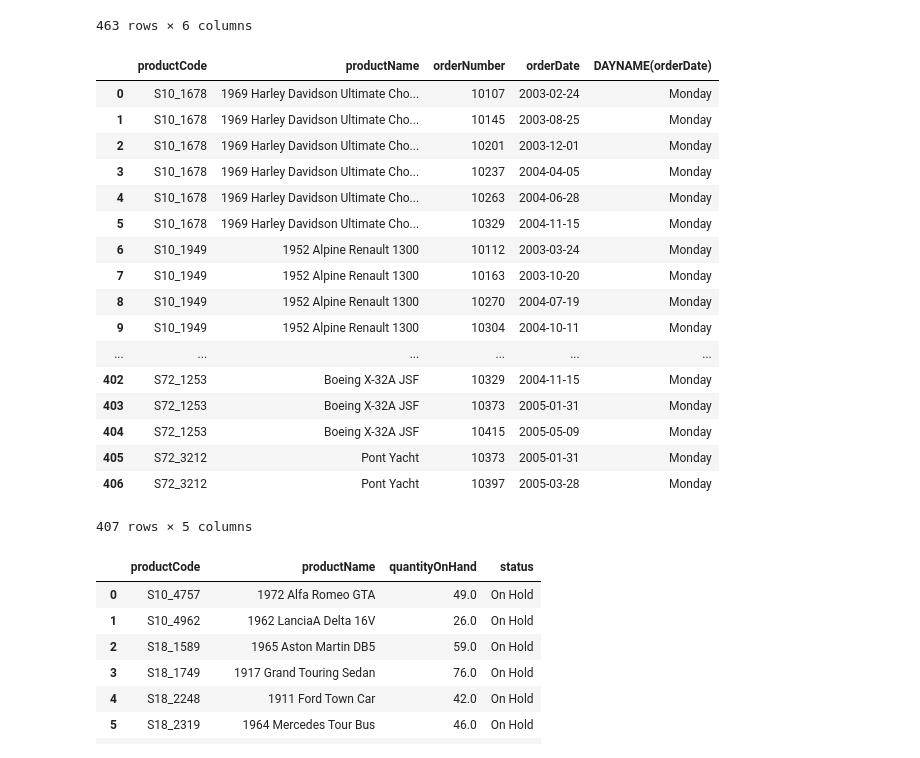
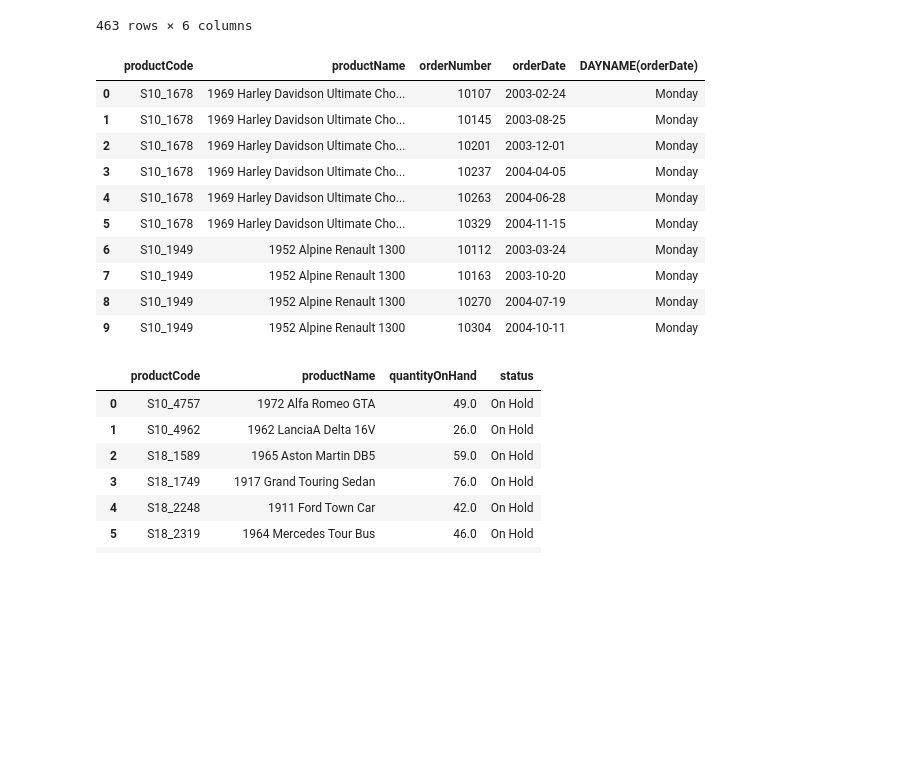
Before and after one commit to alisadewanti/digitalent2018, a Jupyter notebook: Tugas5-SQLJoin.ipynb, the cells around one changed output. Cells and saved outputs as stored; diff of their text form; code cells hidden in the pictures; blank space fills up the shorter version.

```diff
--- a/Tugas5-SQLJoin.ipynb
+++ b/Tugas5-SQLJoin.ipynb
@@ -512,38 +525,32 @@ ORDER BY productCode, markup desc
 # %%
 #List the products ordered on a Monday.
 run("""
 SELECT
     productCode,
     productName,
     orderNumber,
     orderDate,
     DAYNAME(orderDate)
 FROM products
     INNER JOIN orderdetails od
     USING (productCode)
     INNER JOIN orders o
     USING (orderNumber)
 WHERE DAYNAME(orderDate) = 'Monday'
+LIMIT 0,10
 """)
 # %% [output]
 |  | productCode | productName | orderNumber | orderDate | DAYNAME(orderDate) |
 | 0 | S10_1678 | 1969 Harley Davidson Ultimate Cho... | 10107 | 2003-02-24 | Monday |
 | 1 | S10_1678 | 1969 Harley Davidson Ultimate Cho... | 10145 | 2003-08-25 | Monday |
 | 2 | S10_1678 | 1969 Harley Davidson Ultimate Cho... | 10201 | 2003-12-01 | Monday |
 | 3 | S10_1678 | 1969 Harley Davidson Ultimate Cho... | 10237 | 2004-04-05 | Monday |
 | 4 | S10_1678 | 1969 Harley Davidson Ultimate Cho... | 10263 | 2004-06-28 | Monday |
 | 5 | S10_1678 | 1969 Harley Davidson Ultimate Cho... | 10329 | 2004-11-15 | Monday |
 | 6 | S10_1949 | 1952 Alpine Renault 1300 | 10112 | 2003-03-24 | Monday |
 | 7 | S10_1949 | 1952 Alpine Renault 1300 | 10163 | 2003-10-20 | Monday |
 | 8 | S10_1949 | 1952 Alpine Renault 1300 | 10270 | 2004-07-19 | Monday |
 | 9 | S10_1949 | 1952 Alpine Renault 1300 | 10304 | 2004-10-11 | Monday |
-| ... | ... | ... | ... | ... | ... |
-| 402 | S72_1253 | Boeing X-32A JSF | 10329 | 2004-11-15 | Monday |
-| 403 | S72_1253 | Boeing X-32A JSF | 10373 | 2005-01-31 | Monday |
-| 404 | S72_1253 | Boeing X-32A JSF | 10415 | 2005-05-09 | Monday |
-| 405 | S72_3212 | Pont Yacht | 10373 | 2005-01-31 | Monday |
-| 406 | S72_3212 | Pont Yacht | 10397 | 2005-03-28 | Monday |
-407 rows × 5 columns
 # %%
 #What is the quantity on hand for products listed on 'On Hold' orders?
 run("""
```
Also changed, not shown: parts of 6 cells of this notebook.
